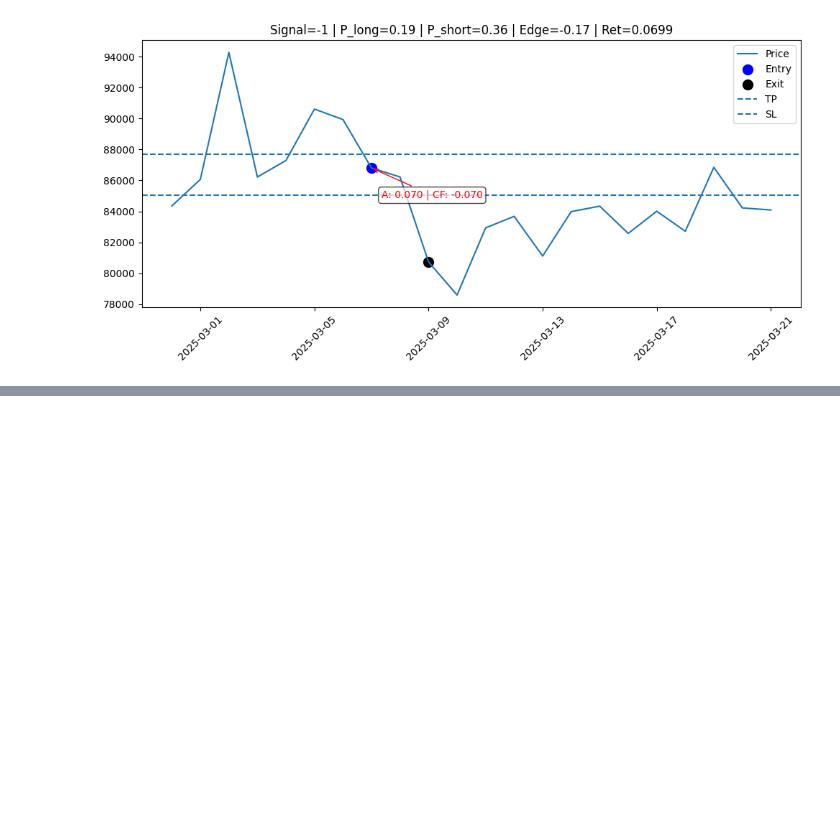
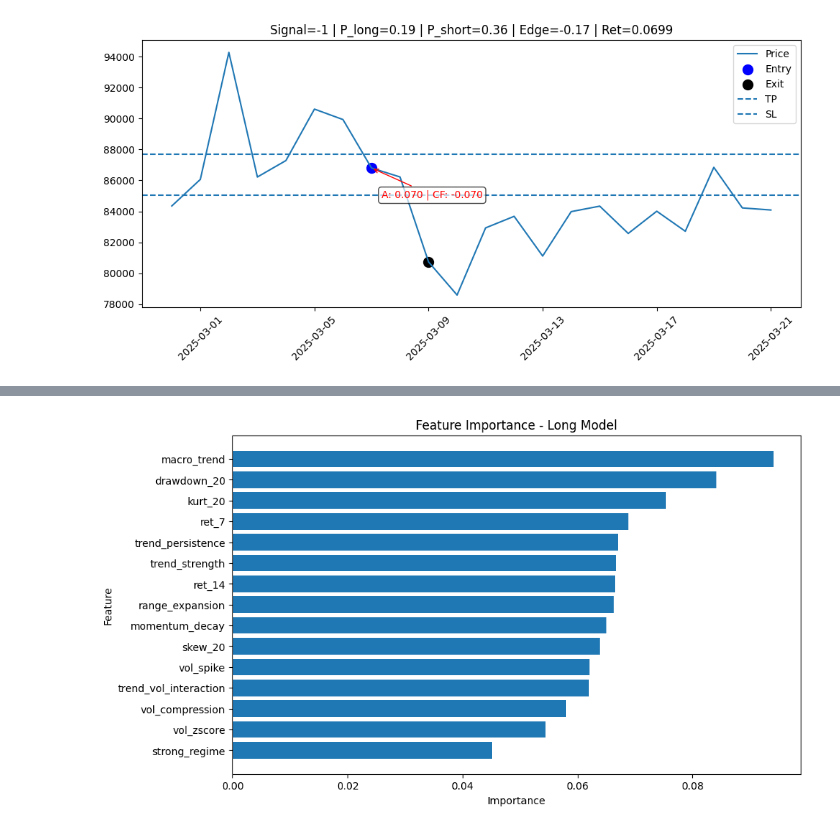
Before and after one commit to github-user-21/Market-Intelligent-Module, a Jupyter notebook: code/Module1_v3.+.ipynb, the cells around one changed output, grey strips where cells are left out. Cells and saved outputs as stored; diff of their text form; code cells hidden in the pictures; blank space fills up the shorter version.

```diff
--- a/code/Module1_v3.+.ipynb
+++ b/code/Module1_v3.+.ipynb
@@ -350,7 +350,8 @@ def simulate_trade_dynamic(df, i, signal, model_long, model_short, FEATURES,
 # -----------------------
 df["year"] = df["ts"].dt.year
 years = sorted(df["year"].unique())
-
+y_test_long = test["tb_label"]
+y_test_short = test["tb_label_short"]
 results = []
 all_trades = []
 
@@ -404,6 +405,8 @@ for k in range(MIN_TRAIN_YEARS, len(years)):
     # --- Predictions ---
     test["prob_long"]  = model_long.predict_proba(X_test)[:, 1]
     test["prob_short"] = model_short.predict_proba(X_test)[:, 1]
+    preds_long = model_long.predict(X_test)
+    preds_short = model_short.predict(X_test)
 
     # --- DSS ---
     edge = test["prob_long"] - test["prob_short"]
@@ -818,0 +872,14 @@ for idx in best_trades.index:
+# %%
+import pandas as pd
+
+feature_importance = pd.DataFrame({
+    "Feature": FEATURES,
+    "Importance": model_long.feature_importances_
+})
+
+feature_importance = feature_importance.sort_values(
+    "Importance",
+    ascending=False
+)
+
+print(feature_importance)
@@ -818,0 +903,19 @@ for idx in best_trades.index:
+# %%
+import matplotlib.pyplot as plt
+
+plt.figure(figsize=(10,6))
+
+plt.barh(
+    feature_importance["Feature"],
+    feature_importance["Importance"]
+)
+
+plt.xlabel("Importance")
+plt.ylabel("Feature")
+plt.title("Feature Importance - Long Model")
+
+plt.gca().invert_yaxis()
+
+plt.show()
+# %% [output]
+[figure, added]
```
Also changed, not shown: parts of 13 cells of this notebook, 4 other files.
